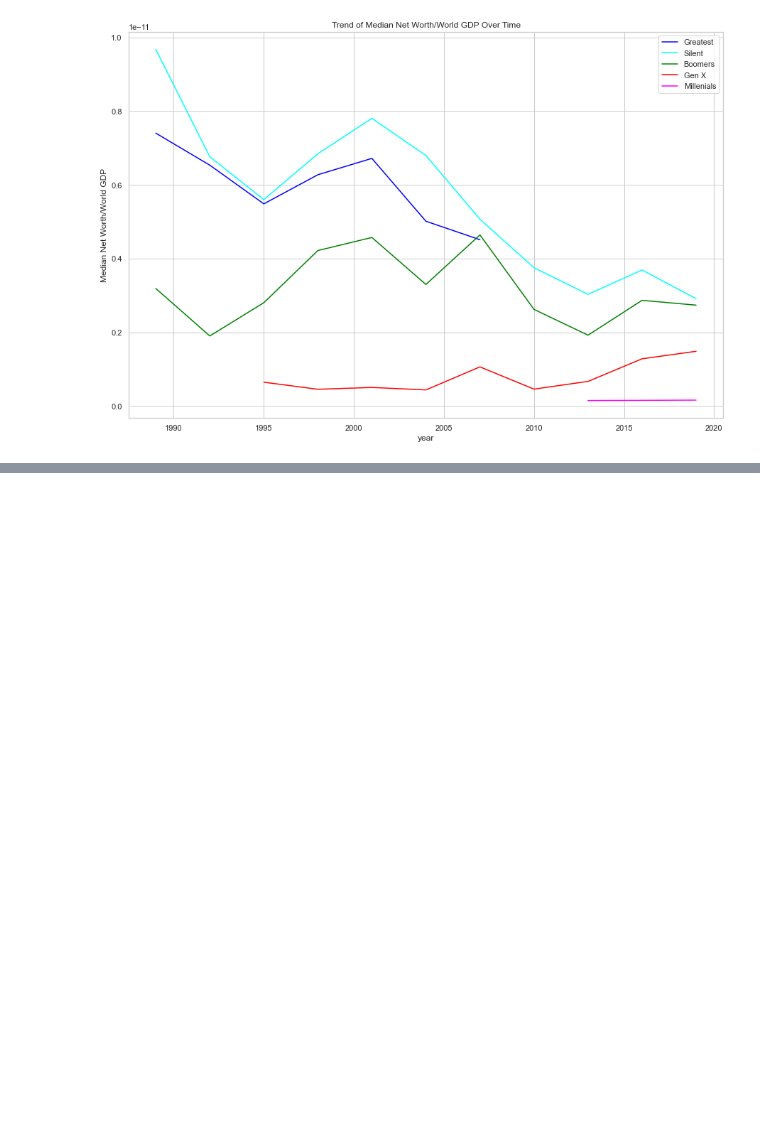
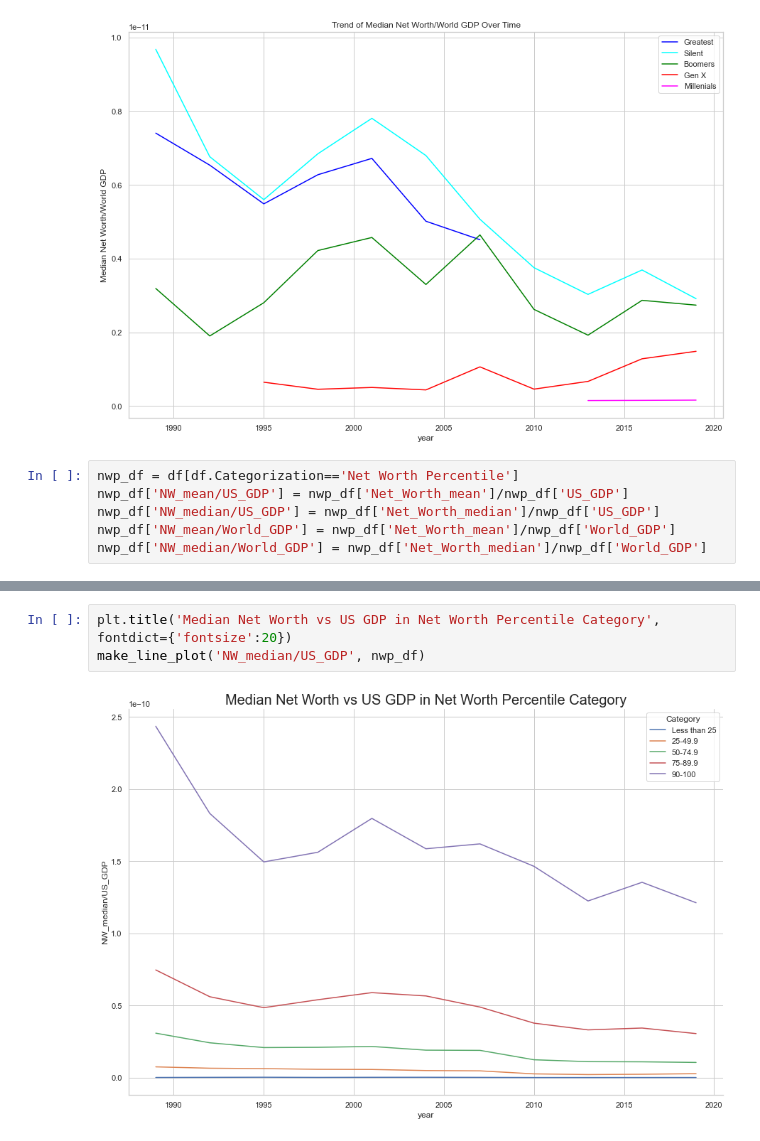
Before and after one commit to ErezBinyamin/EconomicMechanics, a Jupyter notebook: app/visualizations.ipynb, the cells around one changed output, grey strips where cells are left out. Cells and saved outputs as stored; diff of their text form; blank space fills up the shorter version.

Commit message:
updates to visualizations

```diff
--- a/app/visualizations.ipynb
+++ b/app/visualizations.ipynb
@@ -180,3 +180,9 @@ plt.title('Trend of Median Net Worth/World GDP Over Time')
 plt.show()
 # %% [output]
 [figure]
+# %%
+nwp_df = df[df.Categorization=='Net Worth Percentile']
+nwp_df['NW_mean/US_GDP'] = nwp_df['Net_Worth_mean']/nwp_df['US_GDP']
+nwp_df['NW_median/US_GDP'] = nwp_df['Net_Worth_median']/nwp_df['US_GDP']
+nwp_df['NW_mean/World_GDP'] = nwp_df['Net_Worth_mean']/nwp_df['World_GDP']
+nwp_df['NW_median/World_GDP'] = nwp_df['Net_Worth_median']/nwp_df['World_GDP']
@@ -182,0 +210,5 @@ plt.show()
+# %%
+plt.title('Median Net Worth vs US GDP in Net Worth Percentile Category', fontdict={'fontsize':20})
+make_line_plot('NW_median/US_GDP', nwp_df)
+# %% [output]
+[figure, added]
```
Also changed, not shown: parts of 3 cells of this notebook.
